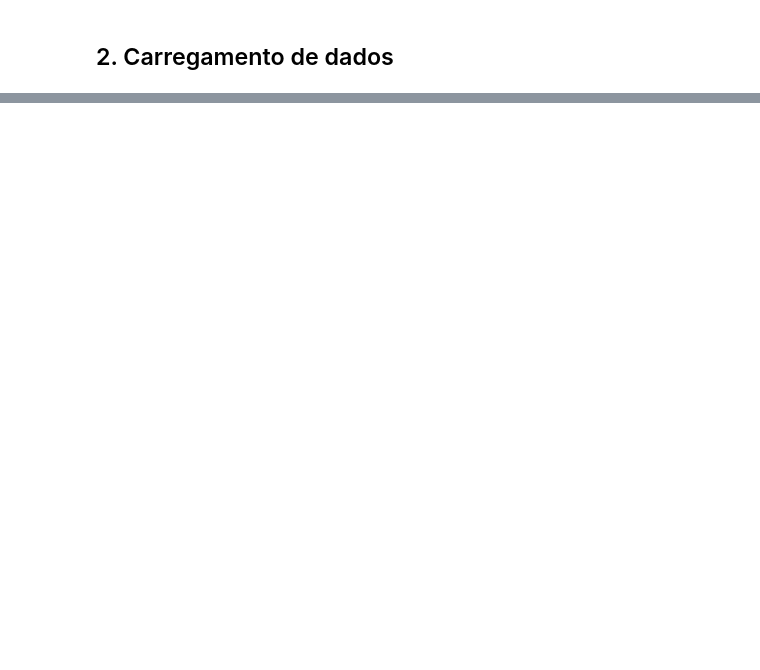
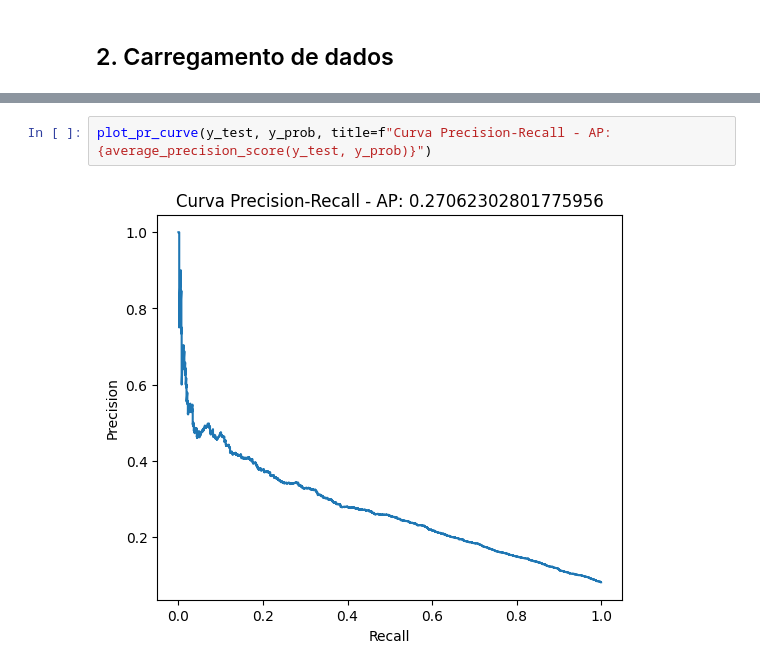
Before and after one commit to olavodd42/delay_forecast_olist, a Jupyter notebook: olist_delay.ipynb, the cells around one changed output, grey strips where cells are left out. Cells and saved outputs as stored; diff of their text form; blank space fills up the shorter version.

```diff
--- a/olist_delay.ipynb
+++ b/olist_delay.ipynb
@@ -2100,0 +537,4 @@ plt.xlabel('Recall'); plt.ylabel('Precision'); plt.title('Precision-Recall - XGB
+# %%
+plot_pr_curve(y_test, y_prob, title=f"Curva Precision-Recall - AP: {average_precision_score(y_test, y_prob)}")
+# %% [output]
+[figure, added]
```
Also changed, not shown: parts of 139 cells of this notebook, 2 other files.
